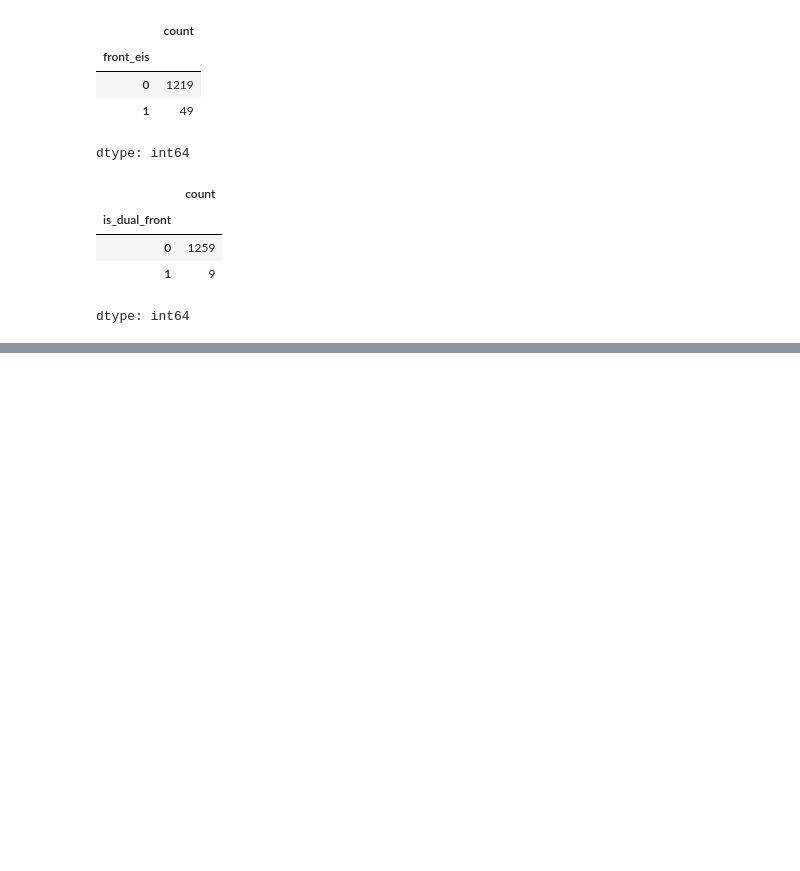
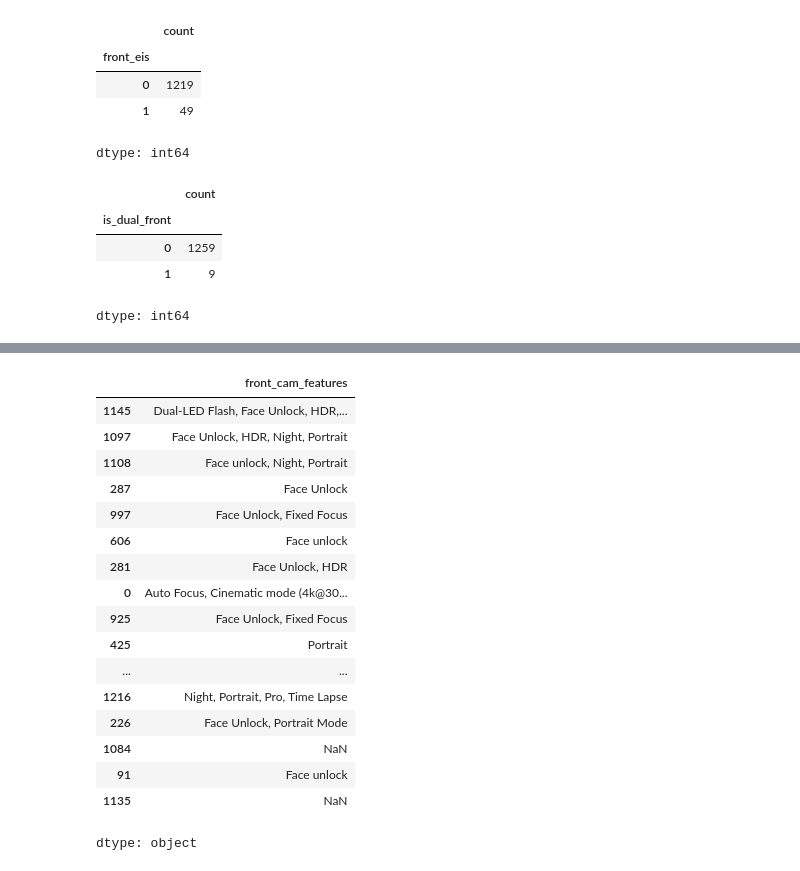
Before and after one commit to rajeshxdatascience/smartphone-recommender-system, a Jupyter notebook: SpecLens_AI_Data_Engineering.ipynb, the cells around one changed output, grey strips where cells are left out. Saved outputs shown, nothing was run; the diff lists cells and outputs as text; code cells hidden in the pictures; blank space fills up the shorter version.

```diff
--- a/SpecLens_AI_Data_Engineering.ipynb
+++ b/SpecLens_AI_Data_Engineering.ipynb
@@ -4274,0 +4295,21 @@ dtype: int64
+# %%
+df['front_cam_features'].sample(30)
+# %% [output]
+|  | front_cam_features |
+| 1145 | Dual-LED Flash, Face Unlock, HDR,... |
+| 1097 | Face Unlock, HDR, Night, Portrait |
+| 1108 | Face unlock, Night, Portrait |
+| 287 | Face Unlock |
+| 997 | Face Unlock, Fixed Focus |
+| 606 | Face unlock |
+| 281 | Face Unlock, HDR |
+| 0 | Auto Focus, Cinematic mode (4k@30... |
+| 925 | Face Unlock, Fixed Focus |
+| 425 | Portrait |
+| ... | ... |
+| 1216 | Night, Portrait, Pro, Time Lapse |
+| 226 | Face Unlock, Portrait Mode |
+| 1084 | NaN |
+| 91 | Face unlock |
+| 1135 | NaN |
+dtype: object
```
Also changed, not shown: parts of 7 cells of this notebook.
